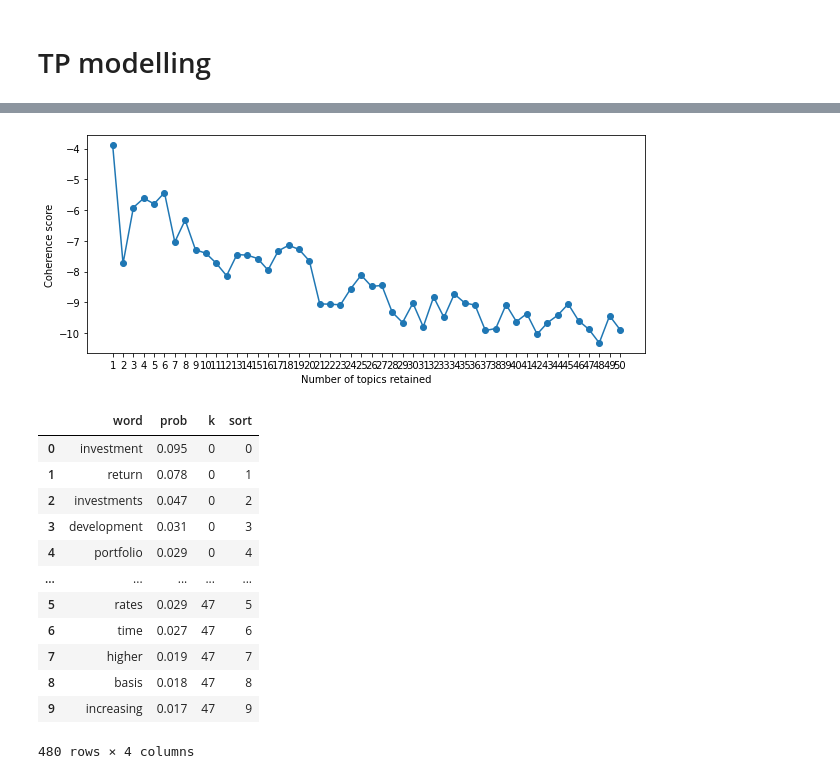
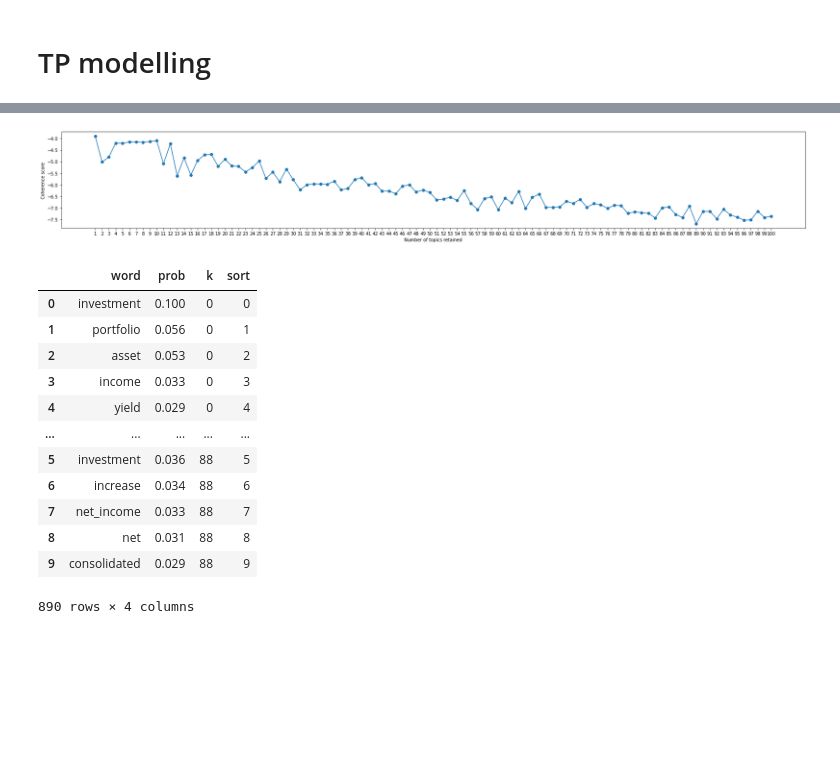
Before and after one commit to BoE-ARP-Bayes-MSc-BA/BoE_ARP_test01, a Jupyter notebook: BoE_Present_Model/model.ipynb, the cells around one changed output, grey strips where cells are left out. Drawn from its saved outputs; the diff is of its cells as text; code cells hidden in the pictures; blank space fills up the shorter version.

```diff
--- a/BoE_Present_Model/model.ipynb
+++ b/BoE_Present_Model/model.ipynb
@@ -818,36 +818,36 @@ for item in docs_phrased:                    # step 2 這邊輸入我們的文
 # 在第 1 步中，我們創建一個空字典來存儲不同模型的分數。
 # 在第 2 步中，我們讓保留主題的數量在模型之間發生變化，並且對於每個模型，我們記錄相關的 Coherence Score
 cvs = {}                                    # step 1
-for topic_number in range(1, 51, 1):        # step 2
+for topic_number in range(1, 101, 1):        # step 2
     mdl = tp.LDAModel(k=topic_number, corpus=corpus) # 這邊輸入我們的文檔
     for i in range(0, 100, 10): # 100 次迭代
         mdl.train(10)
         # print("Iteration: {}\tLog-likelihood: {}".format(i, mdl.ll_per_word))
     coh = tp.coherence.Coherence(mdl, coherence="u_mass")
     cvs[topic_number] = coh.get_score() # 分數越低，模型擬合越好
 
 # coherence of the results how to fix???????
 
 # 這邊把csv視覺話 找最低分的
 # The below chart displays the fit of the fifteen competing models,
 # retaining between one and fifteen topics.
 # 下面的圖表顯示了 15 個競爭模型的擬合，保留 1 到 15 個主題。
-fig = plt.figure(figsize=(10, 4))
+fig = plt.figure(figsize=(30, 4))
 ax = fig.add_subplot(111)
 ax.plot(cvs.keys(), cvs.values(), "o-")
 ax.set_xlabel("Number of topics retained")
 ax.set_ylabel("Coherence score")
-ax.set_xticks(range(1, 51, 1))
+ax.set_xticks(range(1, 101, 1))
 plt.show()
 
 # 圖表的可視檢查表示最佳模型是有 11 個主題的模型。
 # 然而，為了提供更好的選擇，應該考慮更多的模型（例如在 1 到 200 主題的模型）。
 # %% [output]
-[figure, old version]
+[figure, new version]
 # %%
 # choose the topic for 48
 # Hence, we train our best fit model.
-best_mdl = tp.LDAModel(k=48, corpus=corpus)
+best_mdl = tp.LDAModel(k=89, corpus=corpus)
 for i in range(0, 100, 10):
     best_mdl.train(10)
     # print("Iteration: {}\tLog-likelihood: {}".format(i, best_mdl.ll_per_word))
@@ -874,18 +874,18 @@ for k in range(best_mdl.k):
 wt
 # %% [output]
 |  | word | prob | k | sort |
-| 0 | investment | 0.095 | 0 | 0 |
-| 1 | return | 0.078 | 0 | 1 |
-| 2 | investments | 0.047 | 0 | 2 |
-| 3 | development | 0.031 | 0 | 3 |
-| 4 | portfolio | 0.029 | 0 | 4 |
+| 0 | investment | 0.100 | 0 | 0 |
+| 1 | portfolio | 0.056 | 0 | 1 |
+| 2 | asset | 0.053 | 0 | 2 |
+| 3 | income | 0.033 | 0 | 3 |
+| 4 | yield | 0.029 | 0 | 4 |
 | ... | ... | ... | ... | ... |
-| 5 | rates | 0.029 | 47 | 5 |
-| 6 | time | 0.027 | 47 | 6 |
-| 7 | higher | 0.019 | 47 | 7 |
-| 8 | basis | 0.018 | 47 | 8 |
-| 9 | increasing | 0.017 | 47 | 9 |
+| 5 | investment | 0.036 | 88 | 5 |
+| 6 | increase | 0.034 | 88 | 6 |
+| 7 | net_income | 0.033 | 88 | 7 |
+| 8 | net | 0.031 | 88 | 8 |
+| 9 | consolidated | 0.029 | 88 | 9 |
-480 rows × 4 columns
+890 rows × 4 columns
 # %%
 # The second outcome of topic modeling we retrieve consists of the topic-to-document probabilities,
 #  which we retrieve using the ‘get_topic_dist’ attribute,
```
Also changed, not shown: parts of 6 cells of this notebook, 1 other file.
